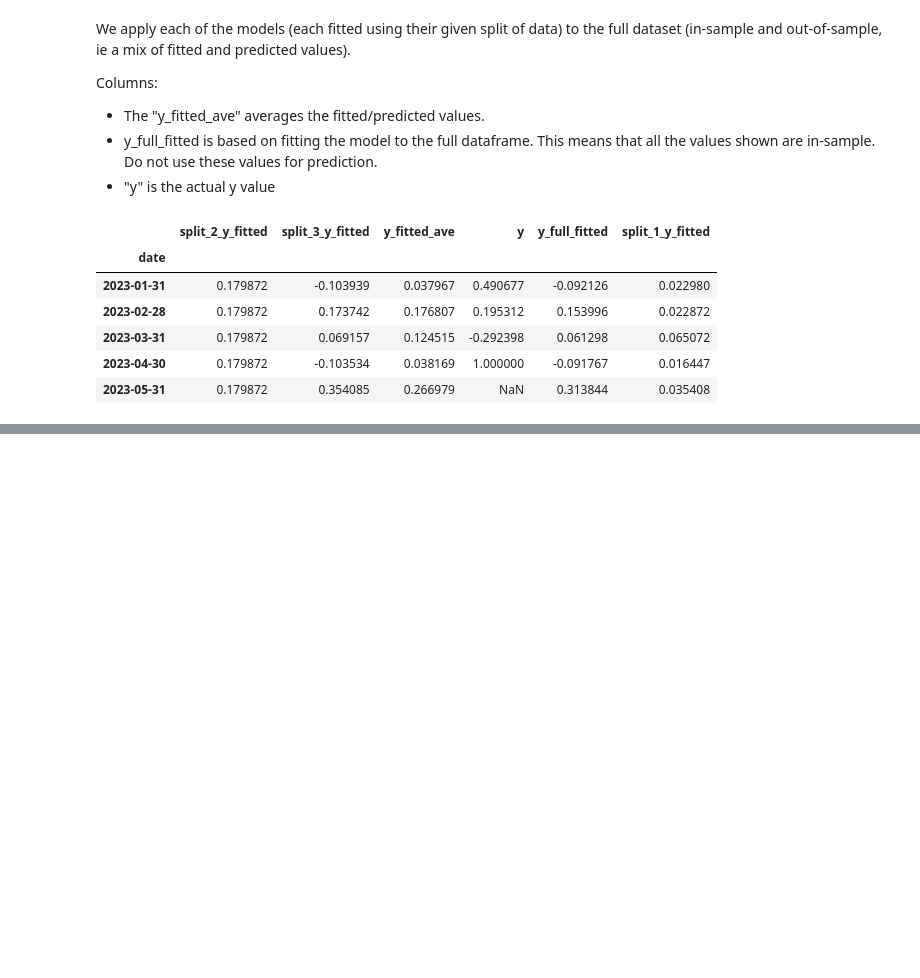
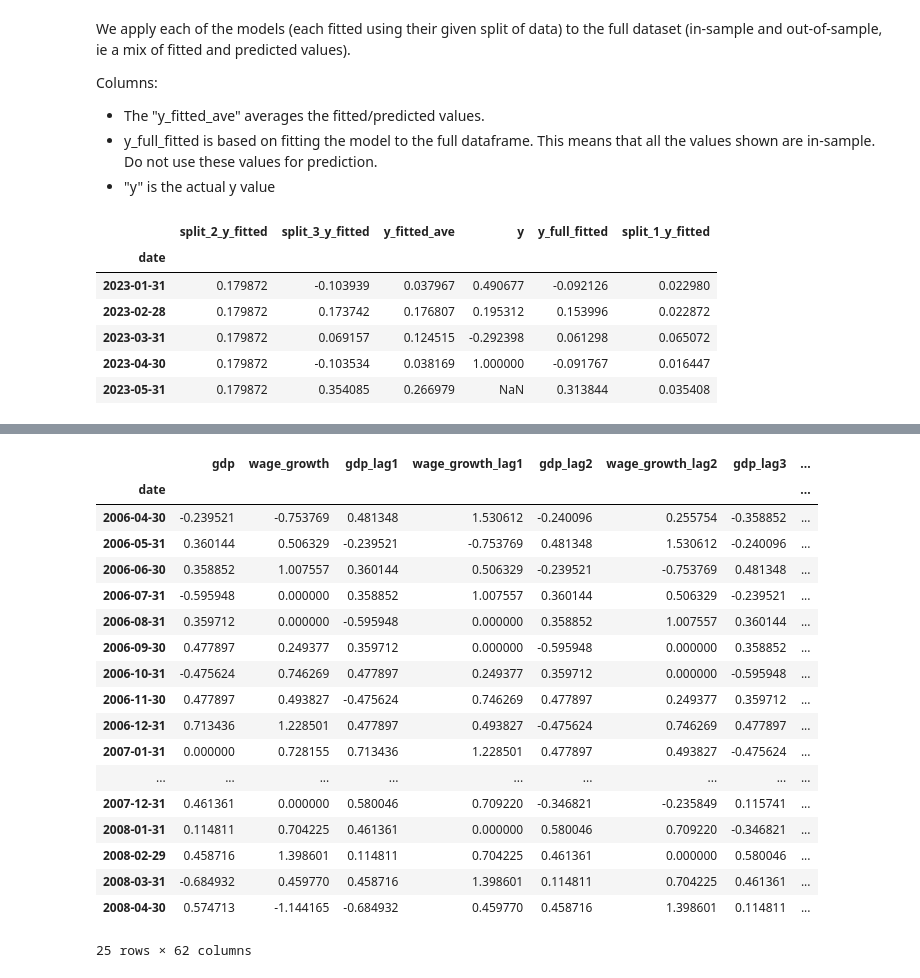
Before and after one commit to martinlyngerasmussen/auto_regressor, a Jupyter notebook: auto_regressor tutorial.ipynb, the cells around one changed output, grey strips where cells are left out. Drawn from its saved outputs; the diff is of its cells as text; code cells hidden in the pictures; blank space fills up the shorter version.

```diff
--- a/auto_regressor tutorial.ipynb
+++ b/auto_regressor tutorial.ipynb
@@ -109,0 +133,2 @@ df[3].tail()
+# %%
+df = load_df("uk_data.csv")
@@ -109,0 +152,2 @@ df[3].tail()
+# %%
+df = create_lags(df = df)
@@ -109,0 +164,24 @@ df[3].tail()
+# %%
+df2 = create_splits(df=df)
+# %%
+df2["split_1"]['split_1_train']
+# %% [output]
+|  | gdp | wage_growth | gdp_lag1 | wage_growth_lag1 | gdp_lag2 | wage_growth_lag2 | gdp_lag3 | ... |
+| date |  |  |  |  |  |  |  | ... |
+| 2006-04-30 | -0.239521 | -0.753769 | 0.481348 | 1.530612 | -0.240096 | 0.255754 | -0.358852 | ... |
+| 2006-05-31 | 0.360144 | 0.506329 | -0.239521 | -0.753769 | 0.481348 | 1.530612 | -0.240096 | ... |
+| 2006-06-30 | 0.358852 | 1.007557 | 0.360144 | 0.506329 | -0.239521 | -0.753769 | 0.481348 | ... |
+| 2006-07-31 | -0.595948 | 0.000000 | 0.358852 | 1.007557 | 0.360144 | 0.506329 | -0.239521 | ... |
+| 2006-08-31 | 0.359712 | 0.000000 | -0.595948 | 0.000000 | 0.358852 | 1.007557 | 0.360144 | ... |
+| 2006-09-30 | 0.477897 | 0.249377 | 0.359712 | 0.000000 | -0.595948 | 0.000000 | 0.358852 | ... |
+| 2006-10-31 | -0.475624 | 0.746269 | 0.477897 | 0.249377 | 0.359712 | 0.000000 | -0.595948 | ... |
+| 2006-11-30 | 0.477897 | 0.493827 | -0.475624 | 0.746269 | 0.477897 | 0.249377 | 0.359712 | ... |
+| 2006-12-31 | 0.713436 | 1.228501 | 0.477897 | 0.493827 | -0.475624 | 0.746269 | 0.477897 | ... |
+| 2007-01-31 | 0.000000 | 0.728155 | 0.713436 | 1.228501 | 0.477897 | 0.493827 | -0.475624 | ... |
+| ... | ... | ... | ... | ... | ... | ... | ... | ... |
+| 2007-12-31 | 0.461361 | 0.000000 | 0.580046 | 0.709220 | -0.346821 | -0.235849 | 0.115741 | ... |
+| 2008-01-31 | 0.114811 | 0.704225 | 0.461361 | 0.000000 | 0.580046 | 0.709220 | -0.346821 | ... |
+| 2008-02-29 | 0.458716 | 1.398601 | 0.114811 | 0.704225 | 0.461361 | 0.000000 | 0.580046 | ... |
+| 2008-03-31 | -0.684932 | 0.459770 | 0.458716 | 1.398601 | 0.114811 | 0.704225 | 0.461361 | ... |
+| 2008-04-30 | 0.574713 | -1.144165 | -0.684932 | 0.459770 | 0.458716 | 1.398601 | 0.114811 | ... |
+25 rows × 62 columns
```
Also changed, not shown: parts of 4 cells of this notebook, 1 other file.
